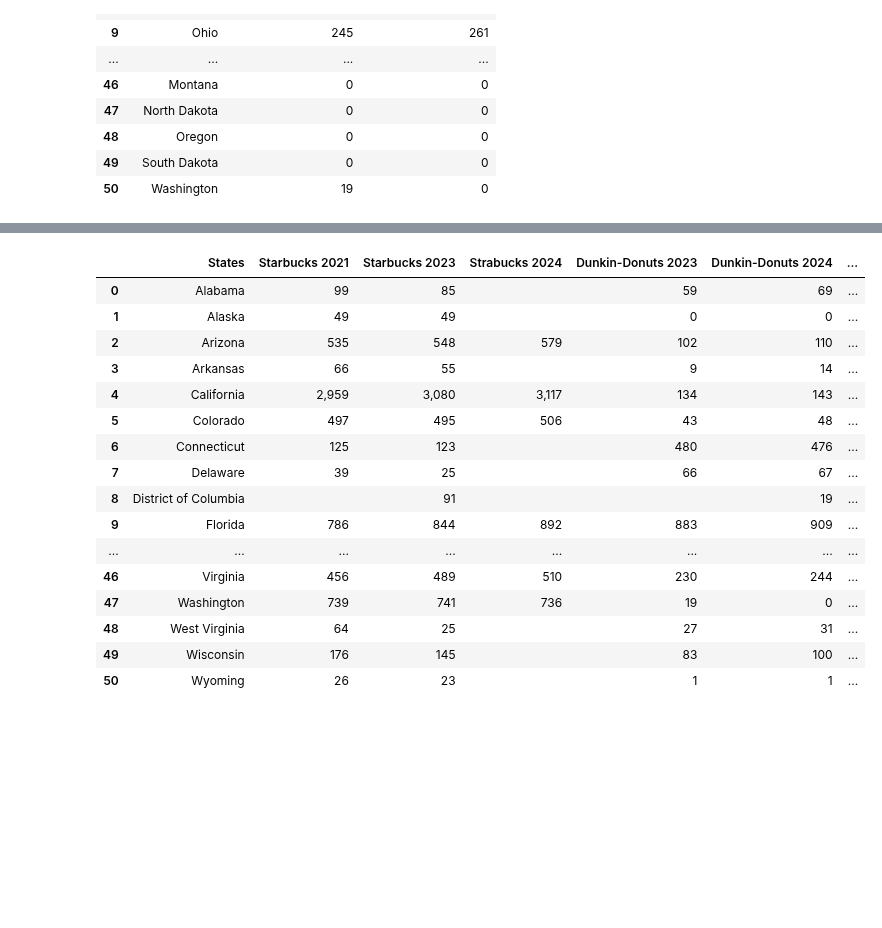
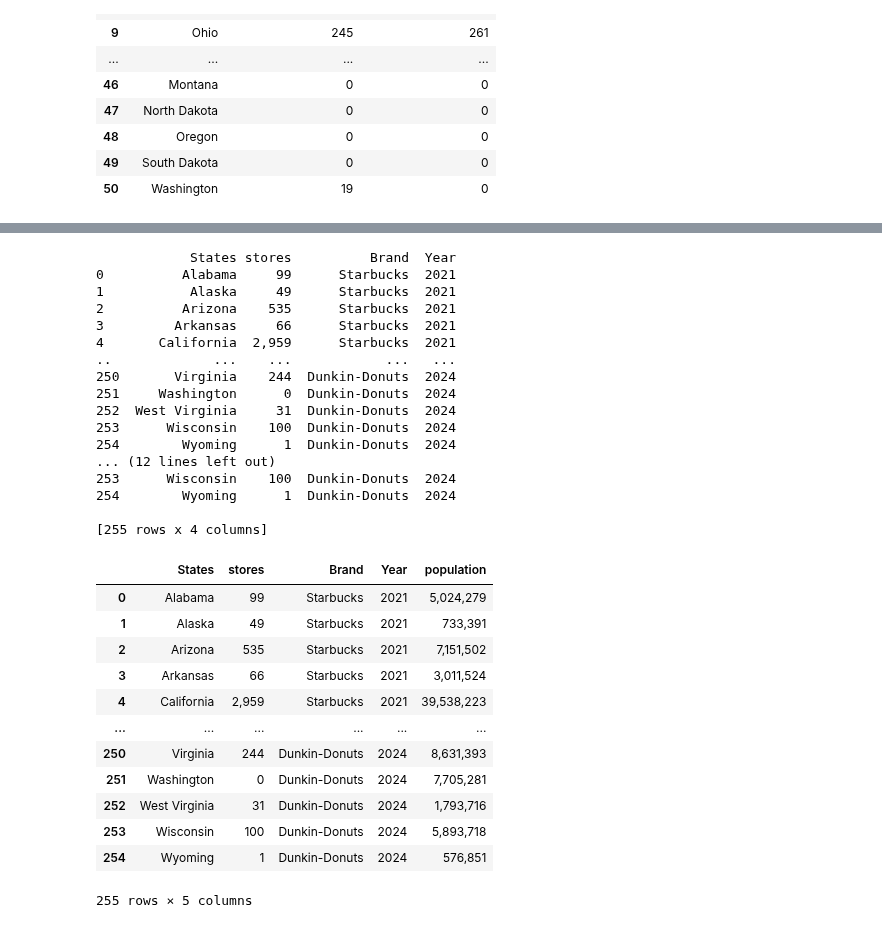
Before and after one commit to EthanSchultz49/GSB-544, a Jupyter notebook: Week_5/Lab 4.ipynb, the cells around one changed output, grey strips where cells are left out. Cells and saved outputs as stored; diff of their text form; code cells hidden in the pictures; blank space fills up the shorter version.

```diff
--- a/Week_5/Lab 4.ipynb
+++ b/Week_5/Lab 4.ipynb
@@ -12,6 +12,7 @@ table
 # %% [output]
 <table class="wpr-table"><thead class="table-head bg-wpr-table_header_bg relative z-40 px-0 py-0 text-xs uppercase tracking-wider"><tr><th class="datatable-th bg-wpr-table_header_bg text-wpr-table_hea ...
 # %%
+#1
 # initialize an empty list
 rows = []
 
@@ -39,7 +40,7 @@ for coffee in table.find_all("tr")[1:]:
         "States": states,
         "Starbucks 2021": year2021,
         "Starbucks 2023": year2023,
-        "Strabucks 2024": year2024
+        "Starbucks 2024": year2024
 
     })
 # %%
@@ -140,3 +120,30 @@ merge
+# %%
+merged = starbucks.merge(dunkin, on = ["States"],
+how = "outer")
+merged.head()
+long = merged.melt(id_vars=["States"], value_vars=["Starbucks 2021", "Starbucks 2023", "Starbucks 2024", "Dunkin-Donuts 2023", "Dunkin-Donuts 2024"], var_name="Year_Brand", value_name="stores")
+# Split the 'Year_Brand' column into 'Year' and 'Brand'
+long[['Brand', 'Year']] = long['Year_Brand'].str.split(' ', expand=True)
+# Drop the 'Year_Brand' column if no longer needed
+long = long.drop(columns=['Year_Brand'])
+# %% [output]
+            States stores          Brand  Year
+0          Alabama     99      Starbucks  2021
+1           Alaska     49      Starbucks  2021
+2          Arizona    535      Starbucks  2021
+3         Arkansas     66      Starbucks  2021
+4       California  2,959      Starbucks  2021
+..             ...    ...            ...   ...
+250       Virginia    244  Dunkin-Donuts  2024
+251     Washington      0  Dunkin-Donuts  2024
+252  West Virginia     31  Dunkin-Donuts  2024
+253      Wisconsin    100  Dunkin-Donuts  2024
+254        Wyoming      1  Dunkin-Donuts  2024
+... (12 lines left out)
+253      Wisconsin    100  Dunkin-Donuts  2024
+254        Wyoming      1  Dunkin-Donuts  2024
+
+[255 rows x 4 columns]
 # %%
 response = requests.get("https://simple.wikipedia.org/wiki/List_of_U.S._states_by_population")
 soup = BeautifulSoup(response.content, "html.parser")
@@ -144,51 +151,47 @@ soup = BeautifulSoup(response.content, "html.parser")
 tables = soup.find_all("table", class_ = "wikitable")
 
 #get first table that we want
 table = tables[0]
 
 rows = []
 
 for tr in table.find_all("tr")[1:]:
     cells = tr.find_all("td")
 
     # get states
     state_tag = cells[2].find("a") or cells[2]
     state = state_tag.get_text(strip = True)
 
     # get population
     pop_tag = cells[3].find("a") or cells[3]
     population = pop_tag.get_text(strip = True)
 
     # append data
     rows.append({
         "States" : state,
         "population" : population
     })
 
 # convert to a df
 population = pd.DataFrame(rows)
 population.head()
 
-withpop = merged.merge(population, on = "States", how = "left")
+withpop = long.merge(population, on = "States", how = "left")
 withpop
 # %% [output]
-|  | States | Starbucks 2021 | Starbucks 2023 | Strabucks 2024 | Dunkin-Donuts 2023 | Dunkin-Donuts 2024 | ... |
-| 0 | Alabama | 99 | 85 |  | 59 | 69 | ... |
-| 1 | Alaska | 49 | 49 |  | 0 | 0 | ... |
-| 2 | Arizona | 535 | 548 | 579 | 102 | 110 | ... |
-| 3 | Arkansas | 66 | 55 |  | 9 | 14 | ... |
-| 4 | California | 2,959 | 3,080 | 3,117 | 134 | 143 | ... |
-| 5 | Colorado | 497 | 495 | 506 | 43 | 48 | ... |
-| 6 | Connecticut | 125 | 123 |  | 480 | 476 | ... |
-| 7 | Delaware | 39 | 25 |  | 66 | 67 | ... |
-| 8 | District of Columbia |  | 91 |  |  | 19 | ... |
-| 9 | Florida | 786 | 844 | 892 | 883 | 909 | ... |
-| ... | ... | ... | ... | ... | ... | ... | ... |
-| 46 | Virginia | 456 | 489 | 510 | 230 | 244 | ... |
-| 47 | Washington | 739 | 741 | 736 | 19 | 0 | ... |
-| 48 | West Virginia | 64 | 25 |  | 27 | 31 | ... |
-| 49 | Wisconsin | 176 | 145 |  | 83 | 100 | ... |
-| 50 | Wyoming | 26 | 23 |  | 1 | 1 | ... |
+|  | States | stores | Brand | Year | population |
+| 0 | Alabama | 99 | Starbucks | 2021 | 5,024,279 |
+| 1 | Alaska | 49 | Starbucks | 2021 | 733,391 |
+| 2 | Arizona | 535 | Starbucks | 2021 | 7,151,502 |
+| 3 | Arkansas | 66 | Starbucks | 2021 | 3,011,524 |
+| 4 | California | 2,959 | Starbucks | 2021 | 39,538,223 |
+| ... | ... | ... | ... | ... | ... |
+| 250 | Virginia | 244 | Dunkin-Donuts | 2024 | 8,631,393 |
+| 251 | Washington | 0 | Dunkin-Donuts | 2024 | 7,705,281 |
+| 252 | West Virginia | 31 | Dunkin-Donuts | 2024 | 1,793,716 |
+| 253 | Wisconsin | 100 | Dunkin-Donuts | 2024 | 5,893,718 |
+| 254 | Wyoming | 1 | Dunkin-Donuts | 2024 | 576,851 |
+255 rows × 5 columns
 # %%
 withpop["Starbucks Stock Price"] = 97.21
 withpop["Dunkin Stock Price"] = 106.48
```
Also changed, not shown: parts of 6 cells of this notebook.
